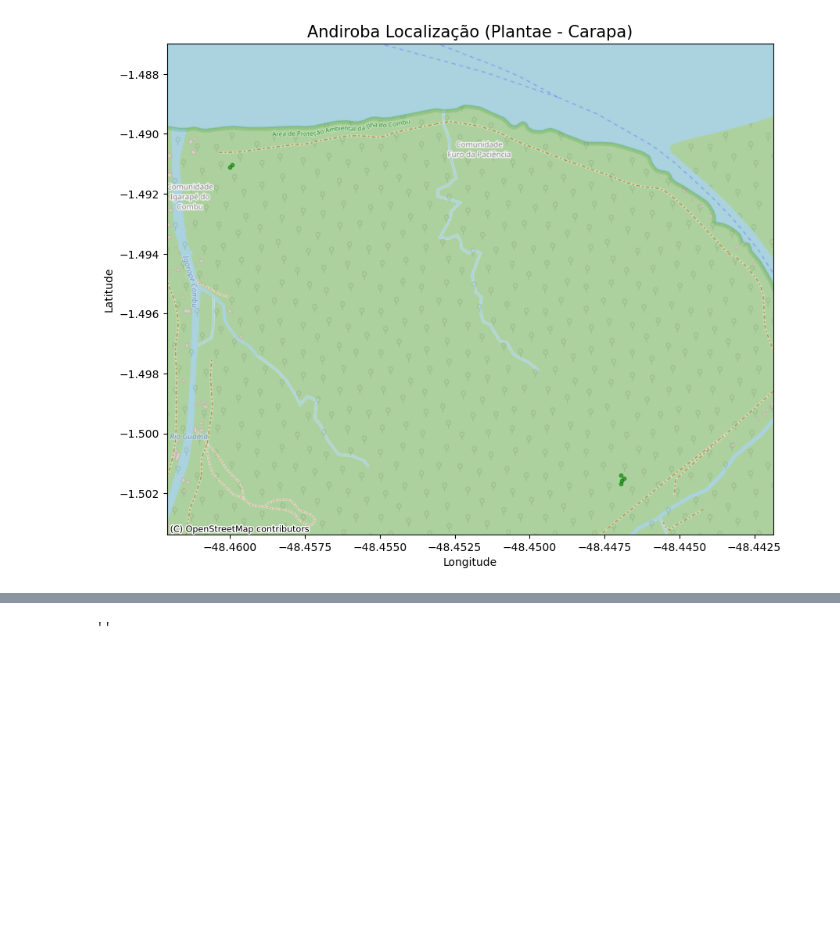
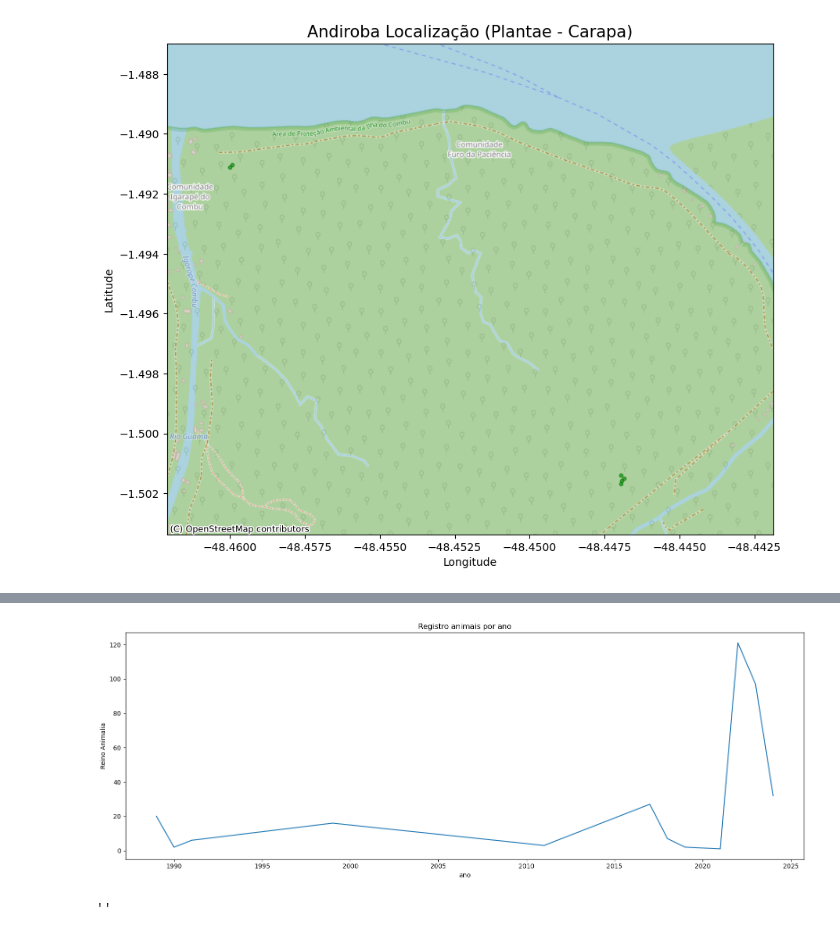
Before and after one commit to DaviMacielCavalcante/analise-de-dados-de-coleta-de-especimes-no-combu, a Jupyter notebook: script.ipynb, the cells around one changed output, grey strips where cells are left out. Drawn from its saved outputs; the diff is of its cells as text; code cells hidden in the pictures; blank space fills up the shorter version.

```diff
--- a/script.ipynb
+++ b/script.ipynb
@@ -219,3 +220,6 @@ plt.ylabel('Latitude')
 plt.savefig('Analise-pontos-andiroba.png', dpi=400, bbox_inches='tight');
 # %% [output]
 [figure]
+# %%
+anos_reino = df.loc[df["kingdom"] == "Animalia"].groupby("year")["kingdom"].count()
+anos_reino
@@ -222,3 +241,13 @@ plt.savefig('Analise-pontos-andiroba.png', dpi=400, bbox_inches='tight');
+# %%
+plt.figure(figsize=(16,6))
+plt.title("Registro animais por ano")
+plt.xlabel("ano")
+plt.ylabel("Reino Animalia")
+sns.lineplot(anos_reino)
+plt.tight_layout()
+plt.savefig("registro_animais_ano.png", format="png", dpi=300)
+# %% [output]
+[figure, added]
 # %%
 from fpdf import FPDF
 class PDFWithImage(FPDF):
```
Also changed, not shown: parts of 3 cells of this notebook, 7 other files.
